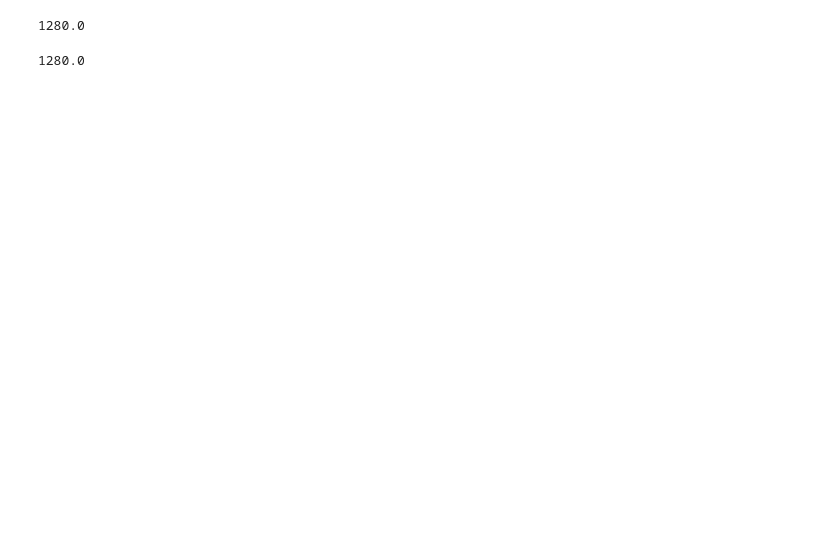
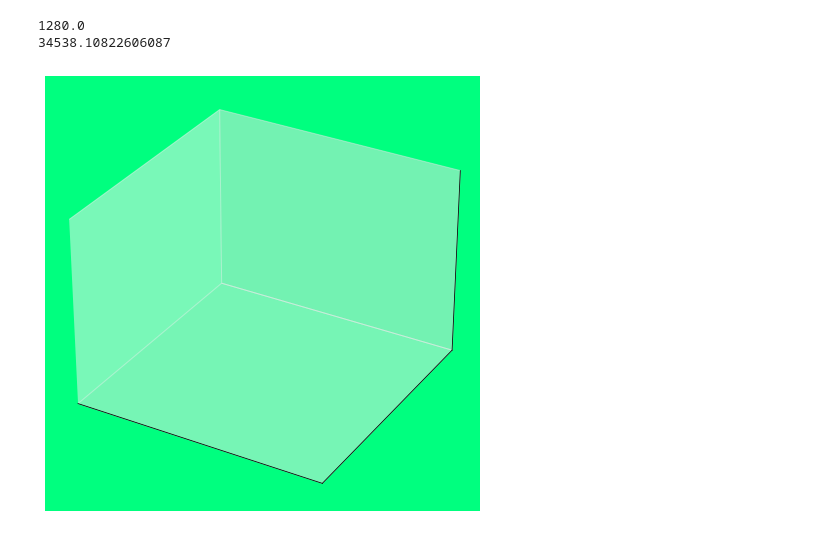
Before and after one commit to MaxJXiao/Cosmic-Strings, a Jupyter notebook: 3D.ipynb, the cells around one changed output. Saved outputs shown, nothing was run; the diff lists cells and outputs as text; code cells hidden in the pictures; blank space fills up the shorter version.

```diff
--- a/3D.ipynb
+++ b/3D.ipynb
@@ -144,34 +144,36 @@ start = time.time()
 
 n = 8
 deltax = 1
 deltat = 0.1
 eta = 1
 N = pow(2,n)
 t = 0.5*N*deltax/deltat # light crossing time
 t0 = 0.1
 t2 = t/2 # half time
 t5 = t/5
 t10 = t/10 # 1/10 of the ligth crossing time
 
 vel = np.zeros((N,N,N))
 mu, sigma = 0, 0.1 # mean and standard deviation
 omega = 5
 
 print(t)
 
 
 
 A1 = np.random.normal(mu, sigma, size=(N,N,N))
 A2 = np.random.normal(mu,sigma,size=(N,N,N))
 
 
 
-A1,A2 = wolff(N,t0,t,A1,A2,vel,omega,eta,deltax,deltat)
+A1,A2 = wolff(N,t0,t2,A1,A2,vel,omega,eta,deltax,deltat)
 
 end = time.time()
 print(end - start)
 # %% [output]
 1280.0
+34538.10822606087
+[figure, added]
 # %%
 # get colormap
 ncolors = 256
@@ -339,37 +341,3 @@ def wolff(N,t0,t,A1,A2,vel,omega,eta,deltax,deltat):
 
 
     return A1,A2
-# %%
-start = time.time()
-
-
-n = 8
-deltax = 1
-deltat = 0.1
-eta = 1
-N = pow(2,n)
-t = 0.5*N*deltax/deltat # light crossing time
-t0 = 0.1
-t2 = t/2 # half time
-t5 = t/5
-t10 = t/10 # 1/10 of the ligth crossing time
-
-vel = np.zeros((N,N,N))
-mu, sigma = 0, 0.1 # mean and standard deviation
-omega = 5
-
-print(t)
-
-
-
-A1 = np.random.normal(mu, sigma, size=(N,N,N))
-A2 = np.random.normal(mu,sigma,size=(N,N,N))
-
-
-
-A1,A2 = wolff(N,t0,t5,A1,A2,vel,omega,eta,deltax,deltat)
-
-end = time.time()
-print(end - start)
-# %% [output]
-1280.0
```
Also changed, not shown: parts of 9 cells of this notebook, 1 other file.
